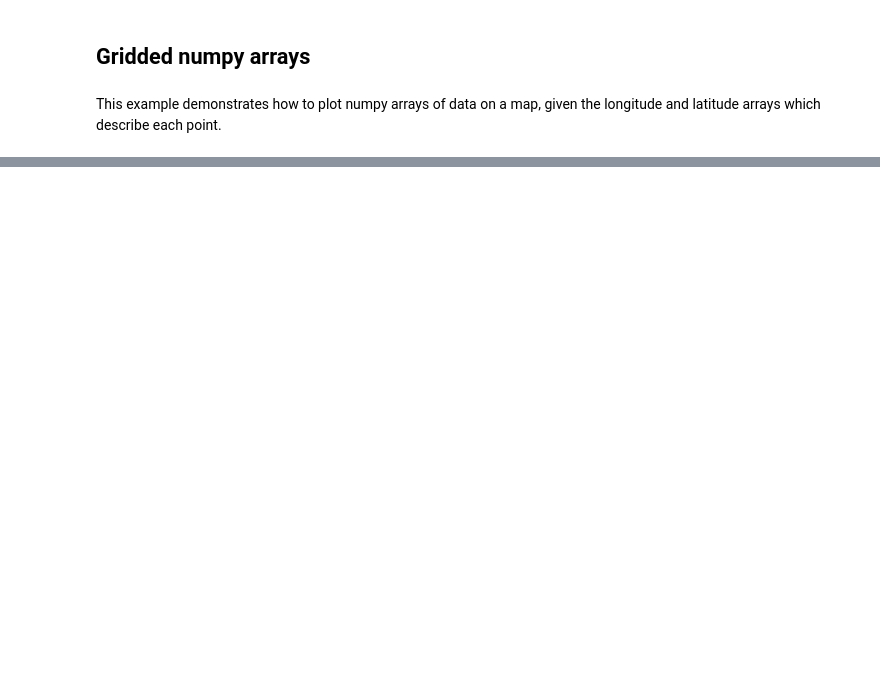
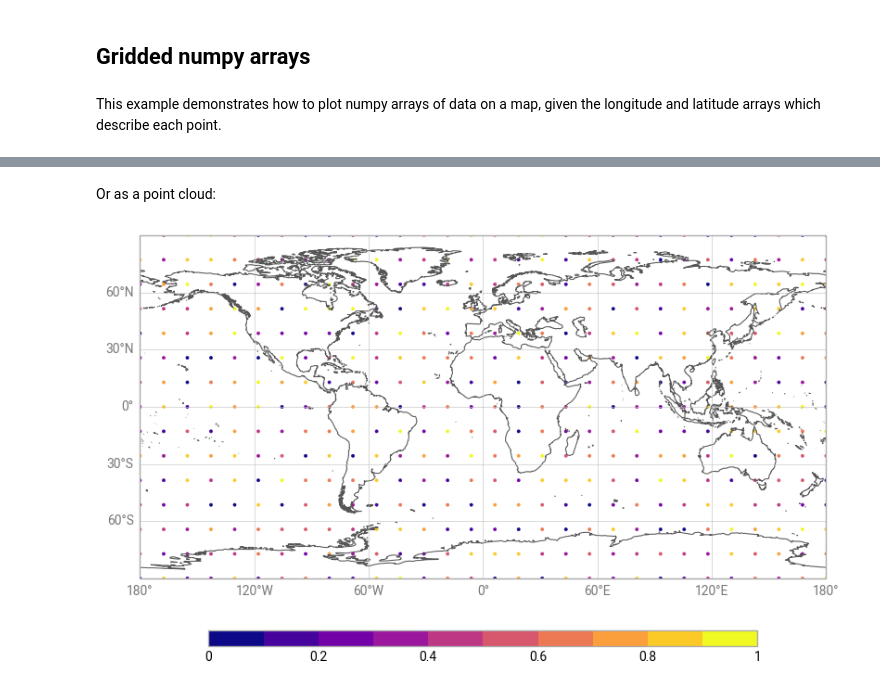
Before and after one commit to ecmwf/earthkit-plots, a Jupyter notebook: docs/examples/gallery/gridded-data/numpy.ipynb, the cells around one changed output, grey strips where cells are left out. Cells and saved outputs as stored; diff of their text form; code cells hidden in the pictures; blank space fills up the shorter version.

```diff
--- a/docs/examples/gallery/gridded-data/numpy.ipynb
+++ b/docs/examples/gallery/gridded-data/numpy.ipynb
@@ -23,0 +40,13 @@ chart.show()
+# %% [markdown]
+Or as a point cloud:
+# %%
+chart = earthkit.plots.Map()
+
+chart.point_cloud(data, x=x, y=y)
+
+chart.coastlines()
+chart.gridlines()
+chart.legend(label="")
+chart.show()
+# %% [output]
+[figure, added]
```
Also changed, not shown: parts of 7 cells of this notebook.
